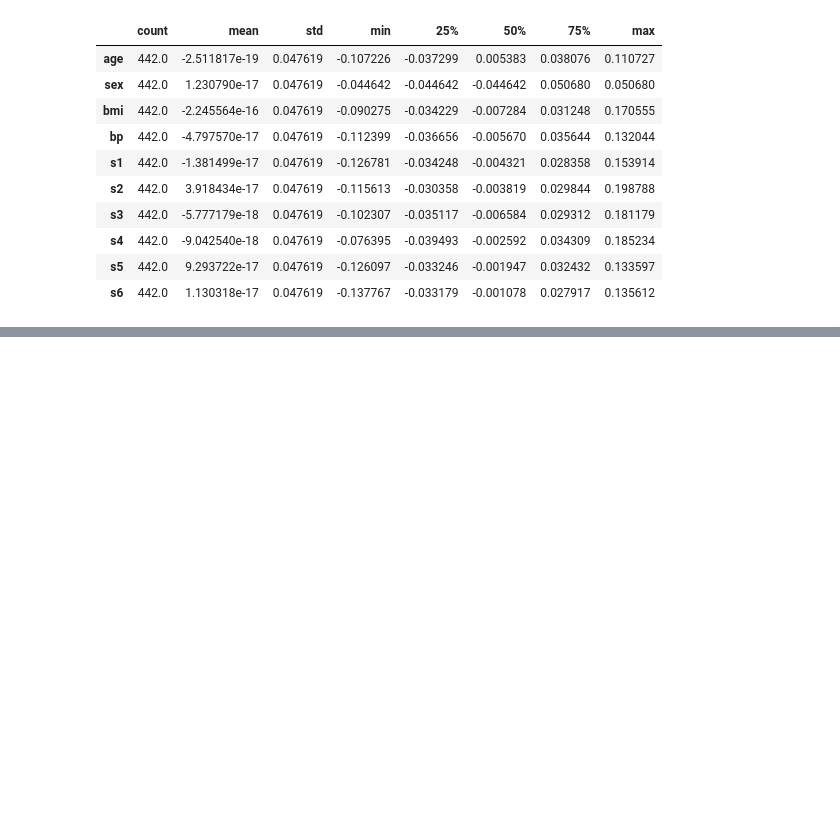
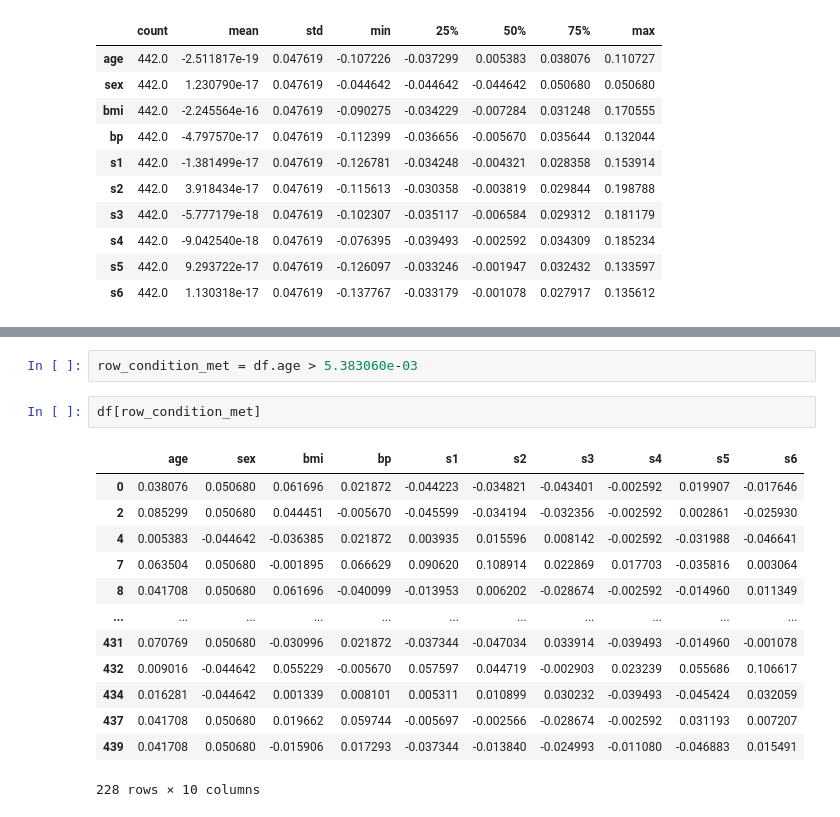
Before and after one commit to arjunpvm/mlp, a Jupyter notebook: week1/introduction_to_pandas.ipynb, the cells around one changed output, grey strips where cells are left out. Cells and saved outputs as stored; diff of their text form; blank space fills up the shorter version.

```diff
--- a/week1/introduction_to_pandas.ipynb
+++ b/week1/introduction_to_pandas.ipynb
@@ -240,0 +438,18 @@ df.describe(percentiles=[0.2, 0.4, 0.6])
+# %%
+row_condition_met = df.age > 5.383060e-03
+# %%
+df[row_condition_met]
+# %% [output]
+|  | age | sex | bmi | bp | s1 | s2 | s3 | s4 | s5 | s6 |
+| 0 | 0.038076 | 0.050680 | 0.061696 | 0.021872 | -0.044223 | -0.034821 | -0.043401 | -0.002592 | 0.019907 | -0.017646 |
+| 2 | 0.085299 | 0.050680 | 0.044451 | -0.005670 | -0.045599 | -0.034194 | -0.032356 | -0.002592 | 0.002861 | -0.025930 |
+| 4 | 0.005383 | -0.044642 | -0.036385 | 0.021872 | 0.003935 | 0.015596 | 0.008142 | -0.002592 | -0.031988 | -0.046641 |
+| 7 | 0.063504 | 0.050680 | -0.001895 | 0.066629 | 0.090620 | 0.108914 | 0.022869 | 0.017703 | -0.035816 | 0.003064 |
+| 8 | 0.041708 | 0.050680 | 0.061696 | -0.040099 | -0.013953 | 0.006202 | -0.028674 | -0.002592 | -0.014960 | 0.011349 |
+| ... | ... | ... | ... | ... | ... | ... | ... | ... | ... | ... |
+| 431 | 0.070769 | 0.050680 | -0.030996 | 0.021872 | -0.037344 | -0.047034 | 0.033914 | -0.039493 | -0.014960 | -0.001078 |
+| 432 | 0.009016 | -0.044642 | 0.055229 | -0.005670 | 0.057597 | 0.044719 | -0.002903 | 0.023239 | 0.055686 | 0.106617 |
+| 434 | 0.016281 | -0.044642 | 0.001339 | 0.008101 | 0.005311 | 0.010899 | 0.030232 | -0.039493 | -0.045424 | 0.032059 |
+| 437 | 0.041708 | 0.050680 | 0.019662 | 0.059744 | -0.005697 | -0.002566 | -0.028674 | -0.002592 | 0.031193 | 0.007207 |
+| 439 | 0.041708 | 0.050680 | -0.015906 | 0.017293 | -0.037344 | -0.013840 | -0.024993 | -0.011080 | -0.046883 | 0.015491 |
+228 rows × 10 columns
```
Also changed, not shown: parts of 30 cells of this notebook.
